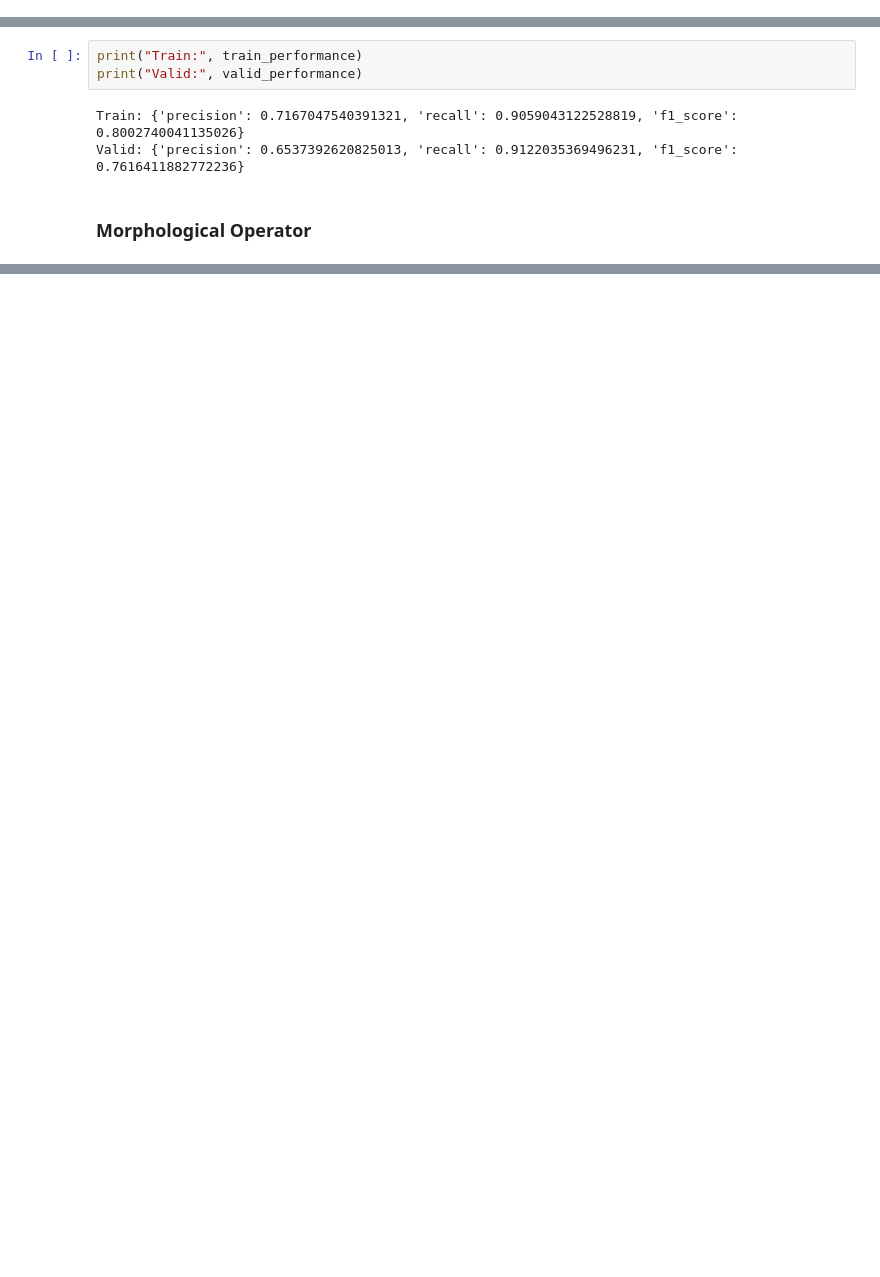
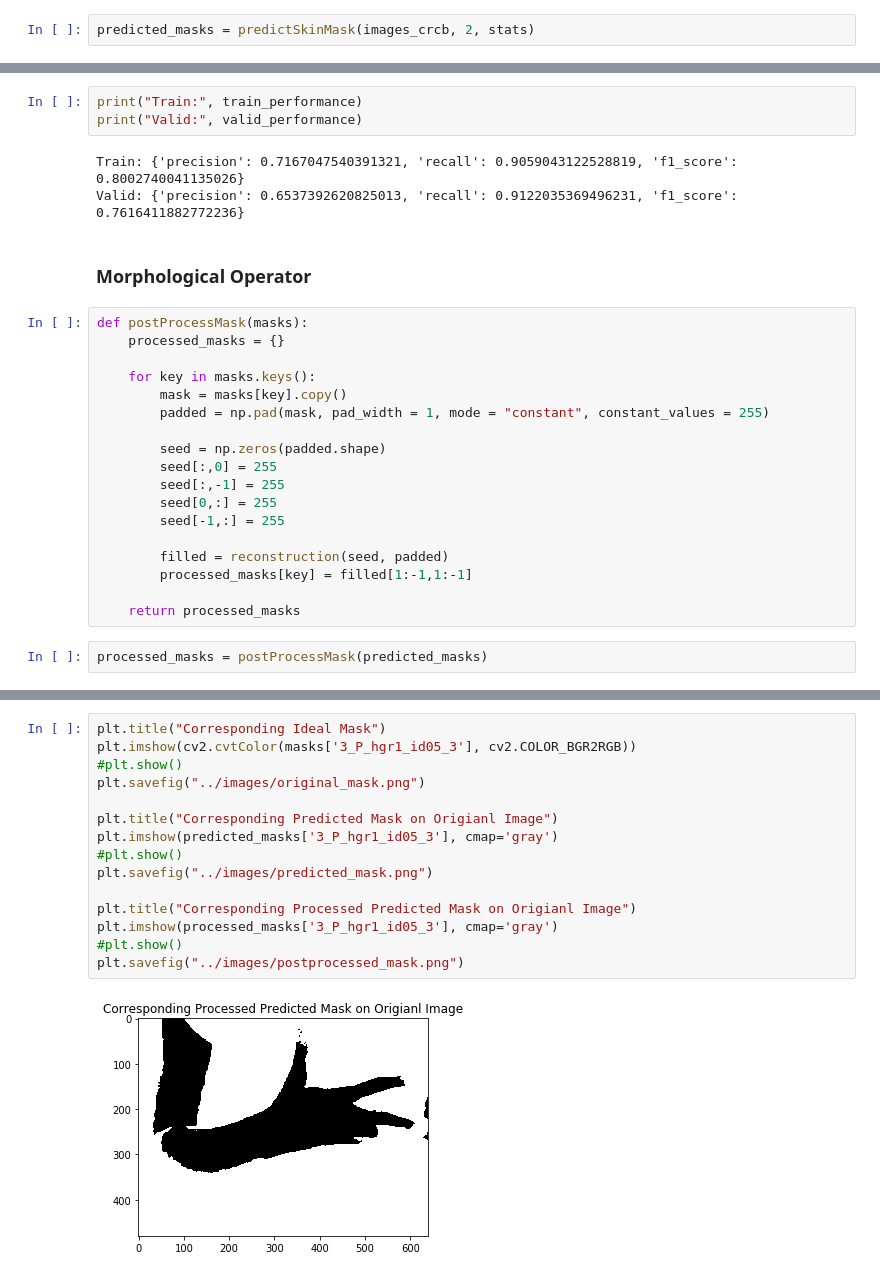
Before and after one commit to uridr/Finger-Detection, a Jupyter notebook: preprocessing/skin_color_characterization.ipynb, the cells around one changed output, grey strips where cells are left out. Saved outputs shown, nothing was run; the diff lists cells and outputs as text; blank space fills up the shorter version.

Commit message:
postprocess done. ready to classify

```diff
--- a/preprocessing/skin_color_characterization.ipynb
+++ b/preprocessing/skin_color_characterization.ipynb
@@ -266 +286,3 @@ plt.show()
+# %%
+predicted_masks = predictSkinMask(images_crcb, 2, stats)
 # %%
@@ -275,3 +299,23 @@ Train: {'precision': 0.7167047540391321, 'recall': 0.9059043122528819, 'f1_score
 Valid: {'precision': 0.6537392620825013, 'recall': 0.9122035369496231, 'f1_score': 0.7616411882772236}
 # %% [markdown]
 ### Morphological Operator
+# %%
+def postProcessMask(masks):
+    processed_masks = {}
+
+    for key in masks.keys():
+        mask = masks[key].copy()
+        padded = np.pad(mask, pad_width = 1, mode = "constant", constant_values = 255)
+
+        seed = np.zeros(padded.shape)
+        seed[:,0] = 255
+        seed[:,-1] = 255
+        seed[0,:] = 255
+        seed[-1,:] = 255
+
+        filled = reconstruction(seed, padded)
+        processed_masks[key] = filled[1:-1,1:-1]
+
+    return processed_masks
+# %%
+processed_masks = postProcessMask(predicted_masks)
@@ -277,0 +334,17 @@ Valid: {'precision': 0.6537392620825013, 'recall': 0.9122035369496231, 'f1_score
+# %%
+plt.title("Corresponding Ideal Mask")
+plt.imshow(cv2.cvtColor(masks['3_P_hgr1_id05_3'], cv2.COLOR_BGR2RGB))
+#plt.show()
+plt.savefig("../images/original_mask.png")
+
+plt.title("Corresponding Predicted Mask on Origianl Image")
+plt.imshow(predicted_masks['3_P_hgr1_id05_3'], cmap='gray')
+#plt.show()
+plt.savefig("../images/predicted_mask.png")
+
+plt.title("Corresponding Processed Predicted Mask on Origianl Image")
+plt.imshow(processed_masks['3_P_hgr1_id05_3'], cmap='gray')
+#plt.show()
+plt.savefig("../images/postprocessed_mask.png")
+# %% [output]
+[figure, added]
```
Also changed, not shown: parts of 25 cells of this notebook, 4 other files.
